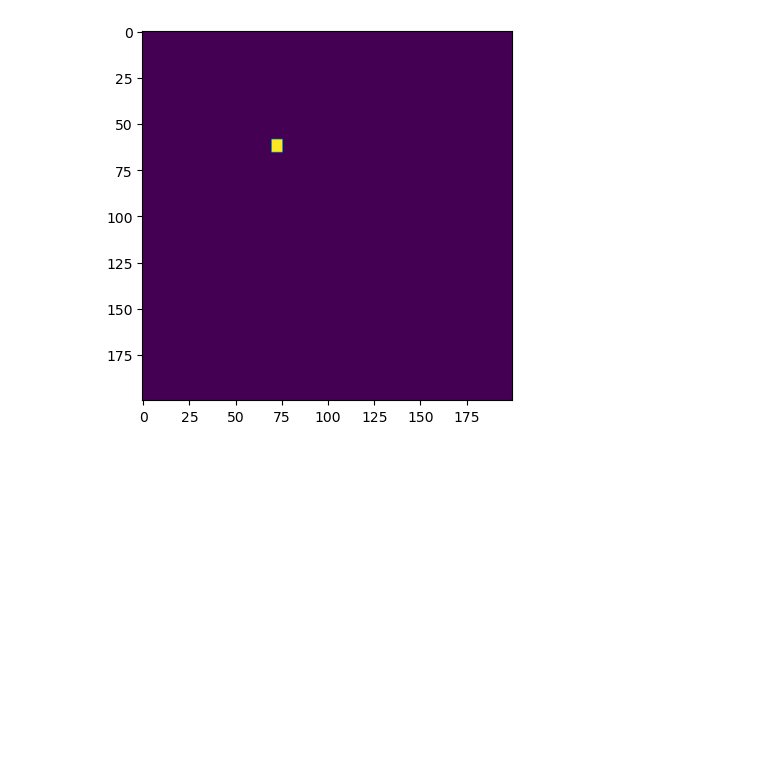
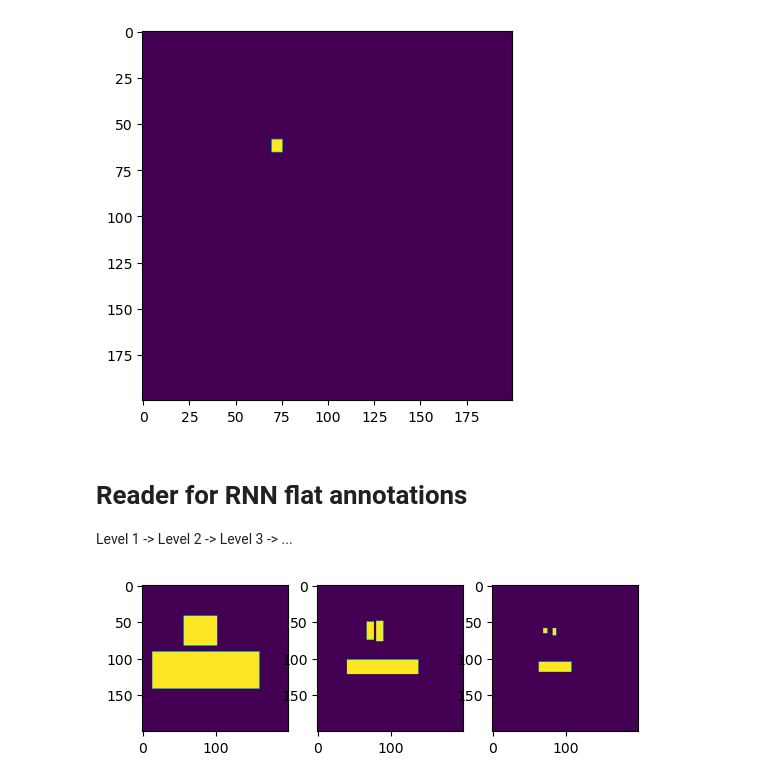
Before and after one commit to ankusharudkar/HIS, a Jupyter notebook: source_modules/MatReader.ipynb, the cells around one changed output. Cells and saved outputs as stored; diff of their text form; code cells hidden in the pictures; blank space fills up the shorter version.

```diff
--- a/source_modules/MatReader.ipynb
+++ b/source_modules/MatReader.ipynb
@@ -199,3 +199,7 @@ plt.imshow(test.children[1].children[0].children[0].mask)
 # %% [output]
 <matplotlib.image.AxesImage at 0x...>
 [figure]
+# %% [markdown]
+# Reader for RNN flat annotations
+
+Level 1 -> Level 2 -> Level 3 -> ...
@@ -201,0 +213,41 @@ plt.imshow(test.children[1].children[0].children[0].mask)
+# %%
+import cv2
+
+def dictToRNNAnnotation(data: dict):
+    size = (data["height"], data["width"])
+    image = data["Image"]
+
+    queue = [(1, c)for c in [*image["children"]]]
+    masks = []
+    while queue:
+        child = queue.pop(0)
+
+        # process
+        if len(masks) < child[0]:
+            masks.append(np.zeros(size))
+
+        vertices = []
+        for i in range(0, len(child[1]["mask"]), 2):
+            vertices.append([
+                round(child[1]["mask"][i] * (size[1]-1)),
+                round(child[1]["mask"][i+1] * (size[0]-1))
+            ])
+
+        vertices = np.array([vertices], dtype=np.int32)
+
+        cv2.fillPoly(masks[-1], vertices, color=1)
+        # end process
+
+        # add children
+        for c in child[1]['children']:
+            queue.append((child[0]+1, c))
+
+    return masks
+# %%
+masks = dictToRNNAnnotation(data)
+# %%
+for i, m in enumerate(masks):
+    plt.subplot(1, len(masks), i+1)
+    plt.imshow(m)
+# %% [output]
+[figure, added]
```
Also changed, not shown: parts of 1 cell of this notebook, 3 other files.
